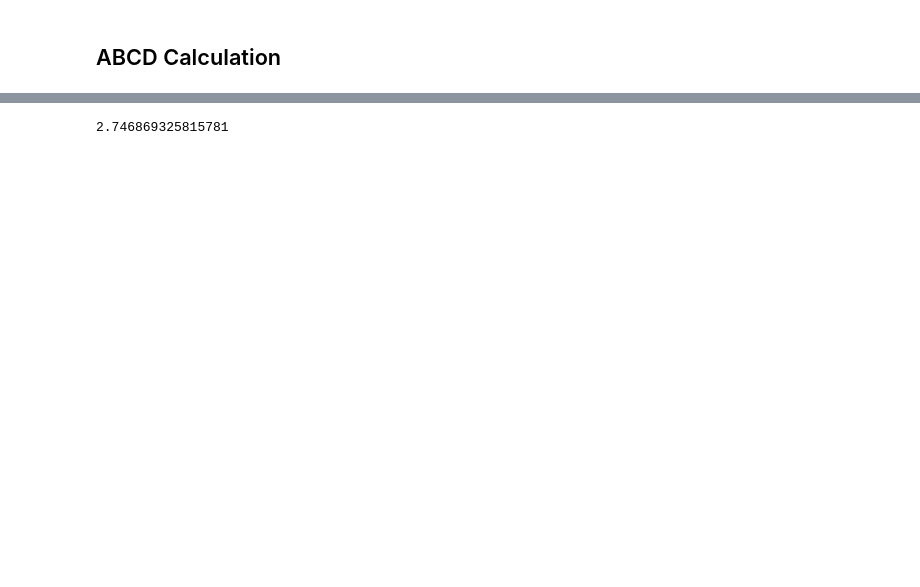
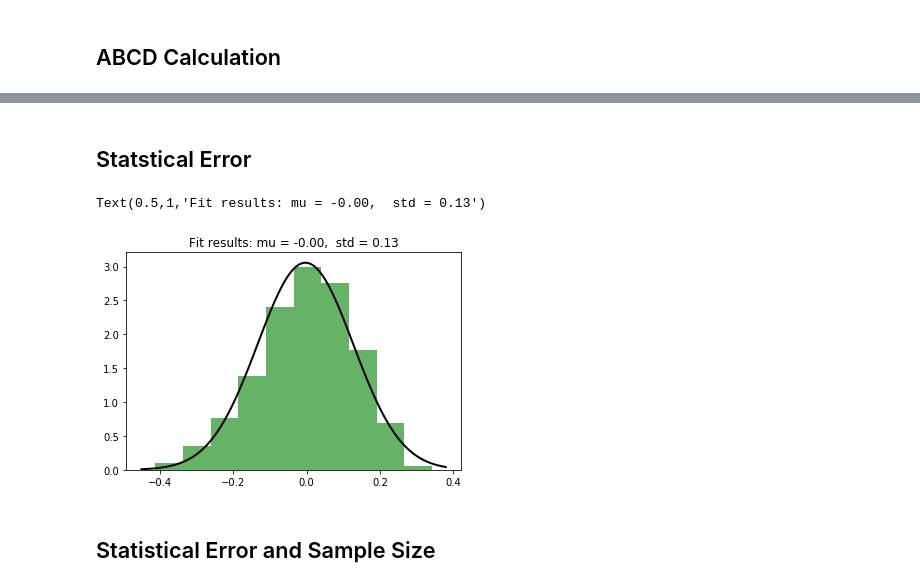
Before and after one commit to ATLASCalRatio/ABCDExplorations, a Jupyter notebook: notebooks/01 - Simple Uncorrelated.ipynb, the cells around one changed output, grey strips where cells are left out. Drawn from its saved outputs; the diff is of its cells as text; code cells hidden in the pictures; blank space fills up the shorter version.

Commit message:
Added all the way through looking at statistical errors

```diff
--- a/notebooks/01 - Simple Uncorrelated.ipynb
+++ b/notebooks/01 - Simple Uncorrelated.ipynb
@@ -59,7 +65,23 @@ calc_ABCD(sample, xcut, ycut)
-# %%
-ycut = 0.5
-# %%
-
-fractionalError*100
-# %% [output]
-2.746869325815781
+# %% [markdown]
+## Statstical Error
+# %%
+def ABCD_statistics (nS, xcut, ycut):
+    s = generate(nS)
+    return calc_ABCD(s, xcut, ycut)
+# %%
+stas = pd.DataFrame([ABCD_statistics(int(1000), xcut, ycut) for i in range(1000)], columns=['ABCD Fractional Error'])
+# %%
+mu, std = norm.fit(stas['ABCD Fractional Error'])
+# %%
+plt.hist(stas['ABCD Fractional Error'], normed=True, alpha=0.6, color='g')
+xmin, xmax = plt.xlim()
+x = np.linspace(xmin, xmax, 100)
+p = norm.pdf(x, mu, std)
+plt.plot(x, p, 'k', linewidth=2)
+title = "Fit results: mu = %.2f,  std = %.2f" % (mu, std)
+plt.title(title)
+# %% [output]
+Text(0.5,1,'Fit results: mu = -0.00,  std = 0.13')
+[figure, added]
+# %% [markdown]
+## Statistical Error and Sample Size
```
Also changed, not shown: parts of 7 cells of this notebook.
